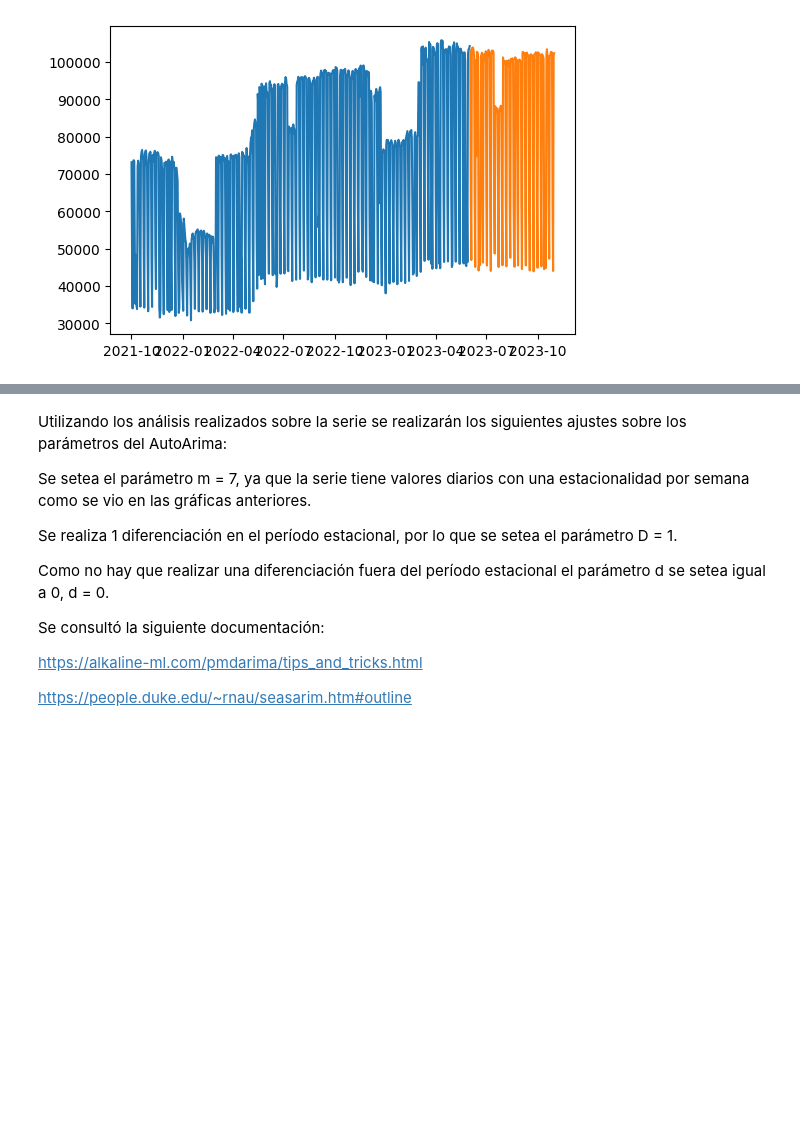
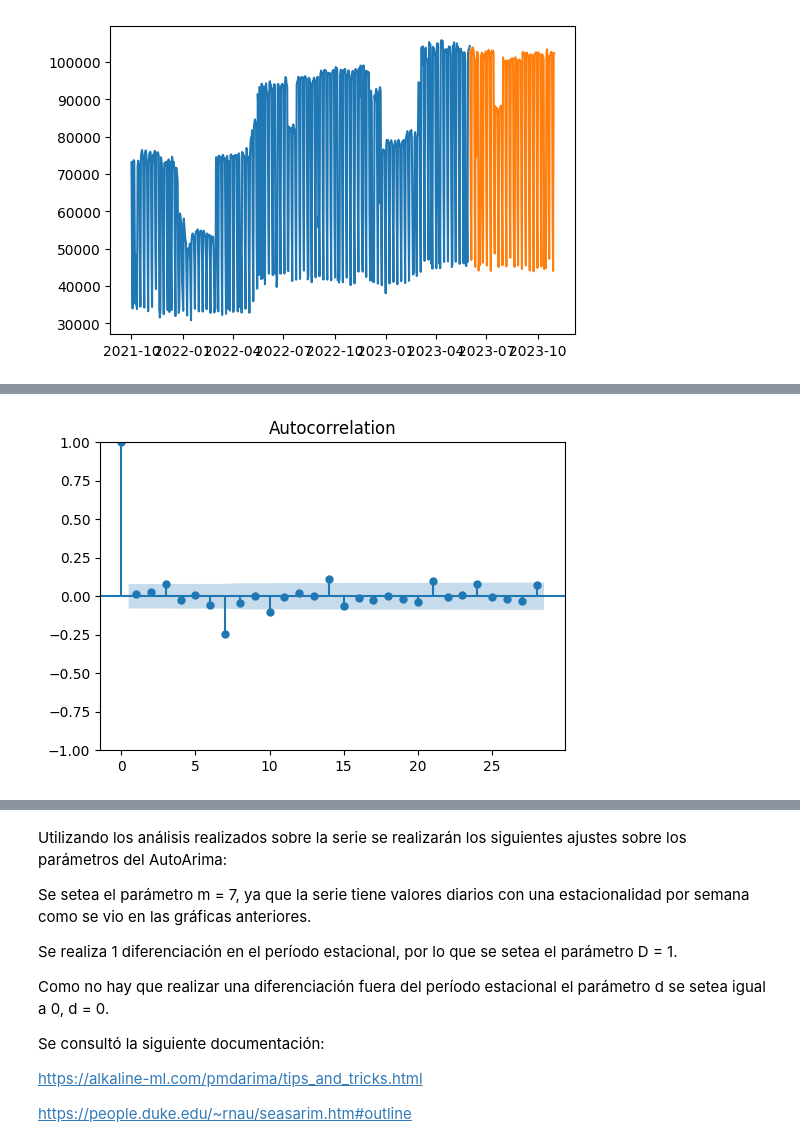
Before and after one commit to jiang-011/AST_G4, a Jupyter notebook: TP_G4_KM.ipynb, the cells around one changed output, grey strips where cells are left out. Drawn from its saved outputs; the diff is of its cells as text; code cells hidden in the pictures; blank space fills up the shorter version.

```diff
--- a/TP_G4_KM.ipynb
+++ b/TP_G4_KM.ipynb
@@ -635,0 +715,4 @@ plt.plot(test)
+# %%
+plot_acf(modelo_arima.resid);
+# %% [output]
+[figure, added]
```
Also changed, not shown: parts of 45 cells of this notebook.
